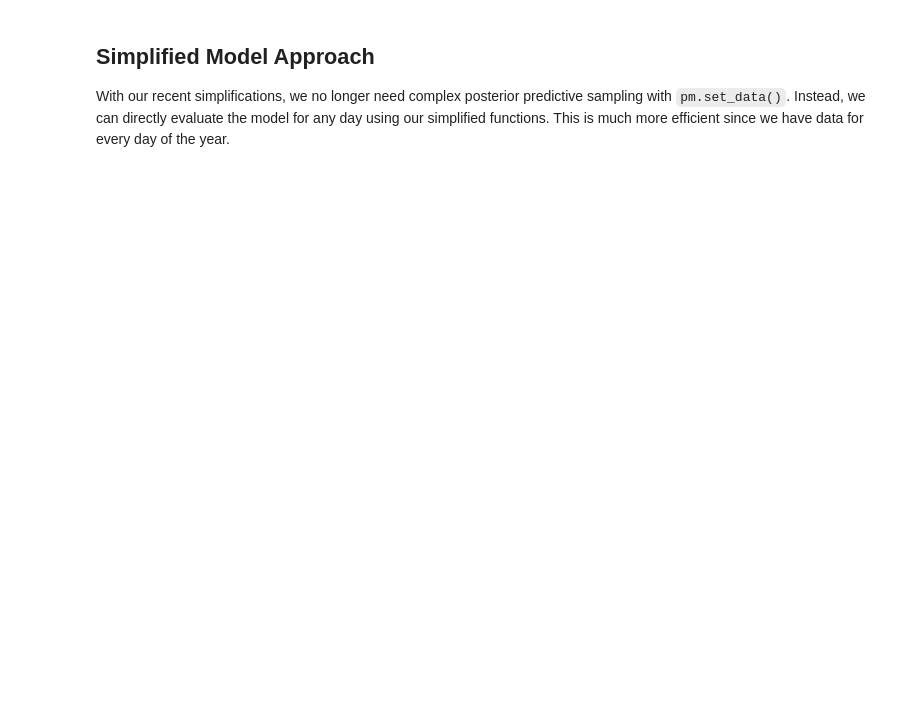
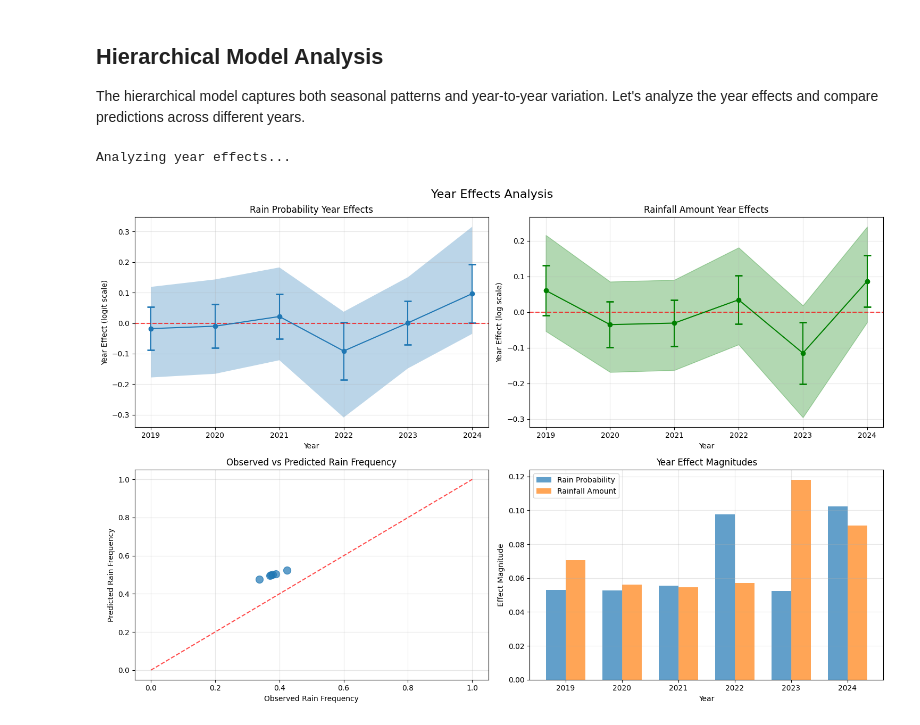
Before and after one commit to OliverEvans96/bayesian-rainfall, a Jupyter notebook: notebooks/Bayesian Rainfall.ipynb, the cells around one changed output. Drawn from its saved outputs; the diff is of its cells as text; code cells hidden in the pictures; blank space fills up the shorter version.

Commit message:
add year specific checks, account for sample uncertainty in rainfall prob CI. All working.

```diff
--- a/notebooks/Bayesian Rainfall.ipynb
+++ b/notebooks/Bayesian Rainfall.ipynb
@@ -34,4 +48,13 @@ data.head()
 # %%
-model = br.model.create_rainfall_model(data)
+# Create hierarchical model
+print("Creating hierarchical model...")
+model = br.model.create_model(data, n_harmonics=5, include_trend=False)
+
+print(f"\nModel structure:")
+print(f"Years in model: {sorted(data['year'].unique())}")
+print(f"Number of harmonics: 5")
+print(f"Include trend: False")
+print(f"Model parameters: {list(model.named_vars.keys())}")
+
 model
 # %% [output]
@@ -42,6 +72,17 @@ $$
             $$
 # %%
 %%time
-trace = br.model.sample_model(model)
-trace
+# Sample the improved hierarchical model
+print("Sampling improved hierarchical model...")
+print("Using non-centered parameterization and better sampling parameters")
+trace = br.model.sample_model(model, draws=1000, tune=1000)
+print("Sampling completed!")
+
+print(f"\nTrace summary:")
+print(f"Chains: {trace.posterior.dims['chain']}")
+print(f"Draws per chain: {trace.posterior.dims['draw']}")
+print(f"Parameters: {list(trace.posterior.data_vars.keys())}")
+
+# Check sampling quality
+br.model.check_sampling_quality(trace)
 # %% [output]
@@ -56,13 +219,12 @@ trace.posterior.a_amount.shape
 # %% [markdown]
-## Simplified Model Approach
+## Hierarchical Model Analysis
 
-With our recent simplifications, we no longer need complex posterior predictive sampling with `pm.set_data()`. Instead, we can directly evaluate the model for any day using our simplified functions. This is much more efficient since we have data for every day of the year.
+The hierarchical model captures both seasonal patterns and year-to-year variation. Let's analyze the year effects and compare predictions across different years.
 # %%
-# Test posterior predictive sampling using our simplified function
-# This demonstrates how to get predictions for specific days
-rain_indicators, rainfall_amounts = br.analysis.sample_posterior_predictive_for_day(trace, 15, n_samples=100)
-print(f"Rain indicators shape: {rain_indicators.shape}")
-print(f"Rainfall amounts shape: {rainfall_amounts.shape}")
-print(f"Sample rain frequency: {rain_indicators.mean():.3f}")
-print(f"Sample mean rainfall: {rainfall_amounts.mean():.3f} mm")
+# Analyze year effects
+print("Analyzing year effects...")
+br.analysis.plot_year_effects(trace, data)
+# %% [output]
+Analyzing year effects...
+[figure, added]
 # %%
```
Also changed, not shown: parts of 30 cells of this notebook, 6 other files.
